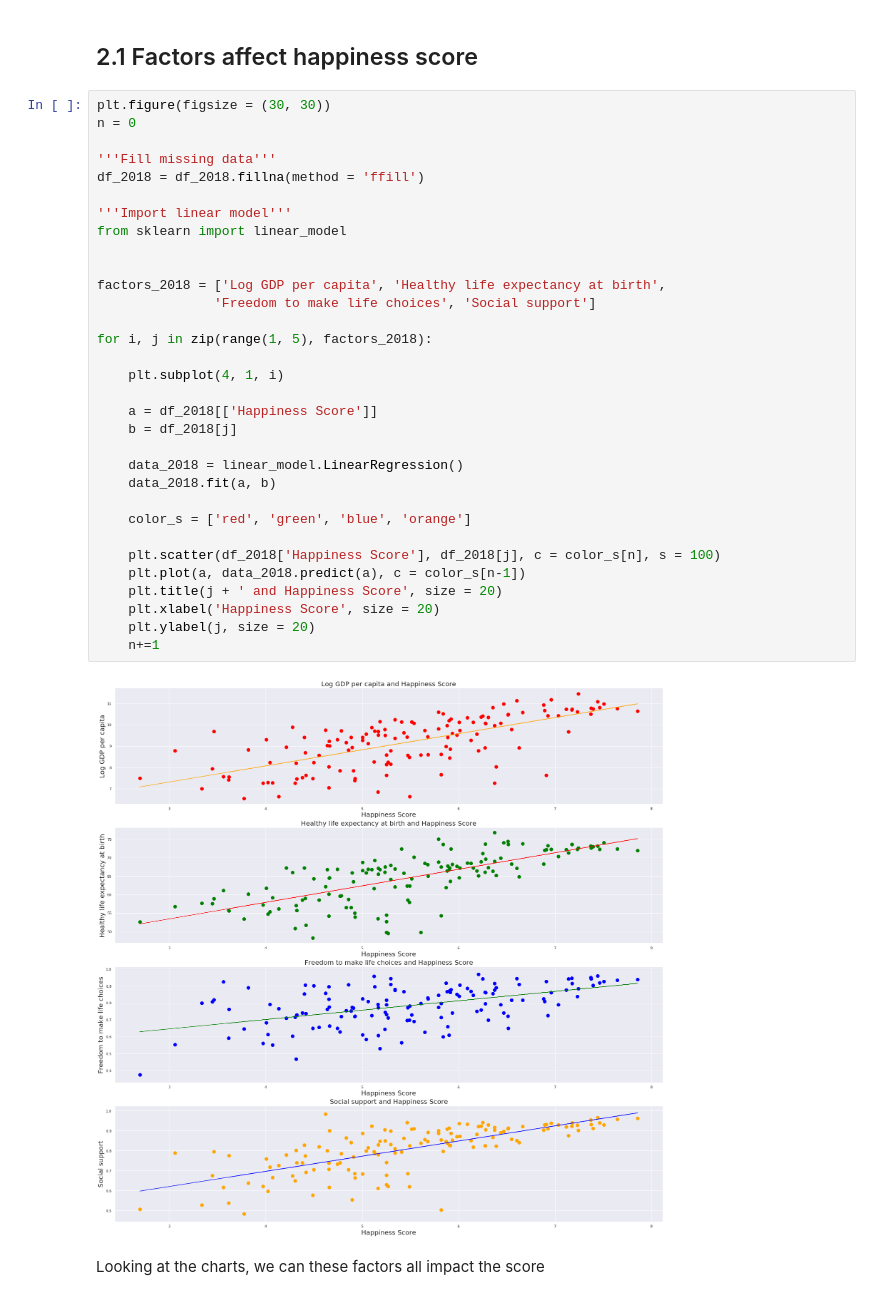
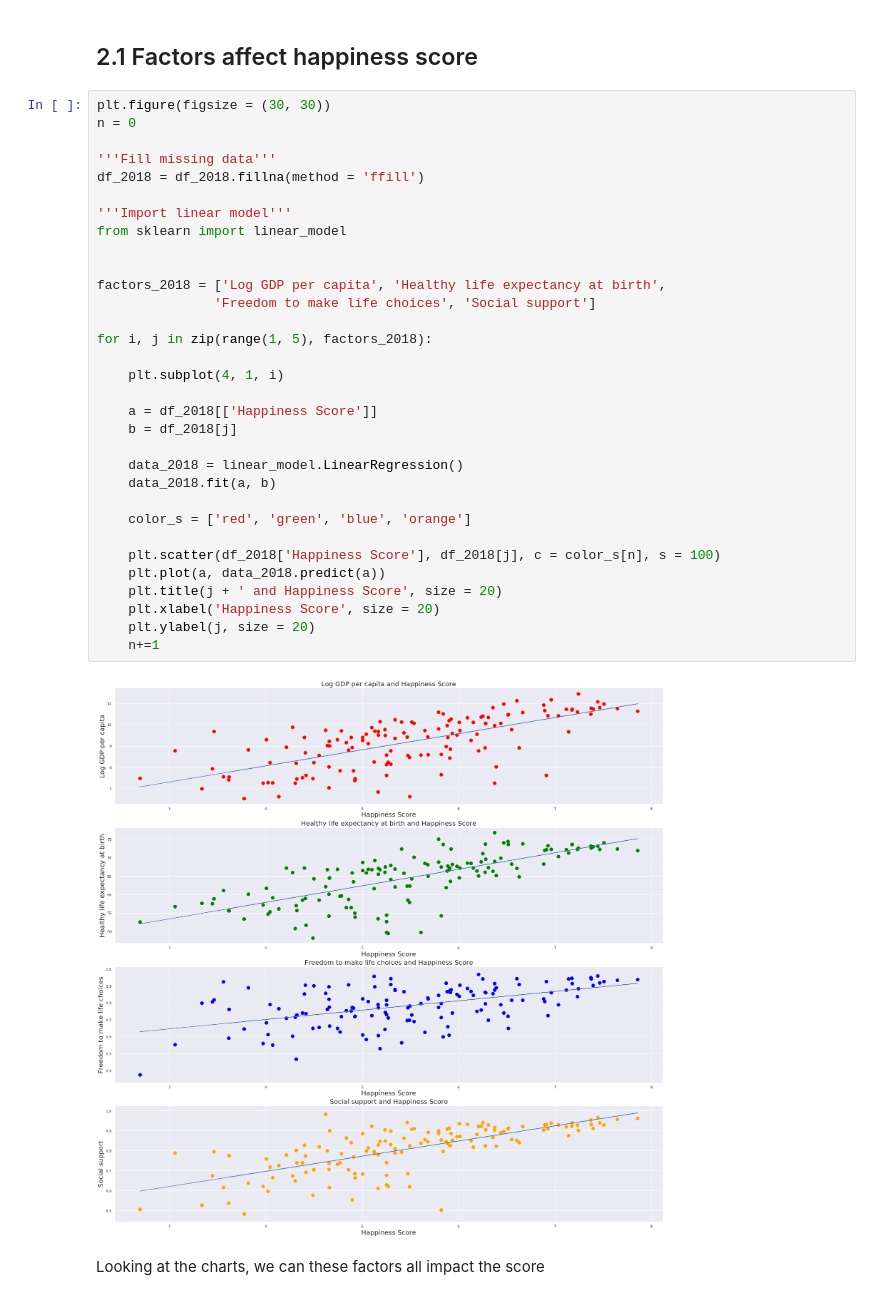
Before and after one commit to tlplus/Probability_Stats_Project, a Jupyter notebook: World Happiness Report.ipynb, the cells around one changed output. Cells and saved outputs as stored; diff of their text form.

```diff
--- a/World Happiness Report.ipynb
+++ b/World Happiness Report.ipynb
@@ -217,35 +222,35 @@ plt.figure(figsize = (30, 30))
 n = 0
 
 '''Fill missing data'''
 df_2018 = df_2018.fillna(method = 'ffill')
 
 '''Import linear model'''
 from sklearn import linear_model
 
 
 factors_2018 = ['Log GDP per capita', 'Healthy life expectancy at birth',
                'Freedom to make life choices', 'Social support']
 
 for i, j in zip(range(1, 5), factors_2018):
 
     plt.subplot(4, 1, i)
 
     a = df_2018[['Happiness Score']]
     b = df_2018[j]
 
     data_2018 = linear_model.LinearRegression()
     data_2018.fit(a, b)
 
     color_s = ['red', 'green', 'blue', 'orange']
 
     plt.scatter(df_2018['Happiness Score'], df_2018[j], c = color_s[n], s = 100)
-    plt.plot(a, data_2018.predict(a), c = color_s[n-1])
+    plt.plot(a, data_2018.predict(a))
     plt.title(j + ' and Happiness Score', size = 20)
     plt.xlabel('Happiness Score', size = 20)
     plt.ylabel(j, size = 20)
     n+=1
 # %% [output]
-[figure, old version]
+[figure, new version]
 # %% [markdown]
 Looking at the charts, we can these factors all impact the score
 # %% [markdown]
```
Also changed, not shown: parts of 9 cells of this notebook.
